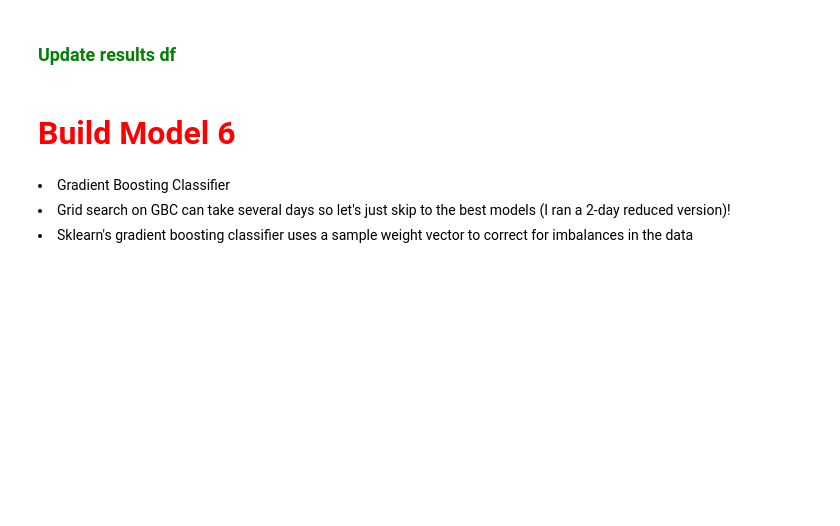
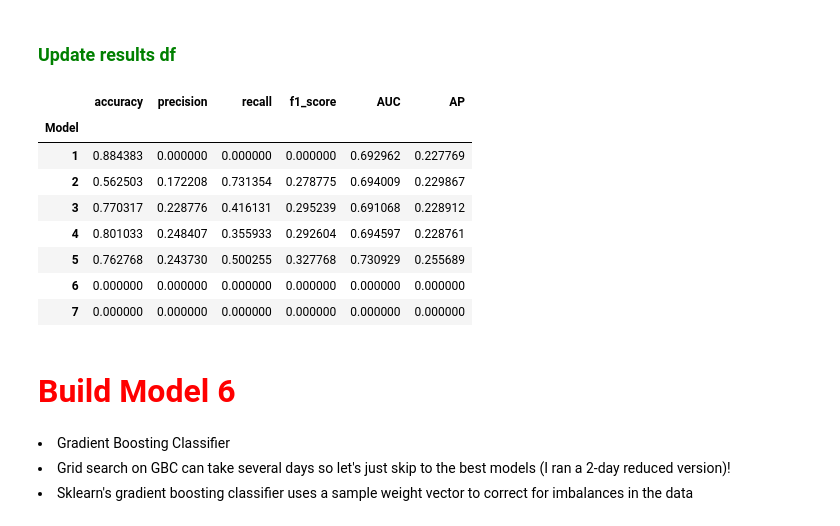
Before and after one commit to ReiannaLiu/IEORE4212_Assignments, a Jupyter notebook: Assignment 7/Assignment 7 - Machine learning credit rating assignment.ipynb, the cells around one changed output. Drawn from its saved outputs; the diff is of its cells as text; code cells hidden in the pictures; blank space fills up the shorter version.

```diff
--- a/Assignment 7/Assignment 7 - Machine learning credit rating assignment.ipynb
+++ b/Assignment 7/Assignment 7 - Machine learning credit rating assignment.ipynb
@@ -687,2 +739,5 @@ gs_clf.fit(x_train, np.ravel(y_train))
 # %% [markdown]
 <h3 style="color:green;">Run the best model and get metrics</h3>
+# %%
+model_5 = RandomForestClassifier(**gs_clf.best_params_,random_state=42)
+model_5.fit(x_train,y_train)
@@ -689,4 +748,12 @@ gs_clf.fit(x_train, np.ravel(y_train))
 # %%
+cfm = confusion_matrix(y_test,model_5.predict(x_test))
+accuracy_training = model_5.score(x_train,y_train)
+accuracy_testing = model_5.score(x_test,y_test)
+precision = precision_score(y_test,model_5.predict(x_test))
+recall = recall_score(y_test,model_5.predict(x_test))
+f1 = f1_score(y_test,model_5.predict(x_test))
+auc = roc_auc_score(y_test,model_5.predict_proba(x_test)[:,1])
+ap = average_precision_score(y_test,model_5.predict_proba(x_test)[:,1])
 
 print("Training accuracy: ",accuracy_training)
 print("Testing  accuracy: ",accuracy_testing)
@@ -716,3 +792,17 @@ results_df
+# %%
+results_df.loc[5] = [accuracy_testing,precision,recall,f1,auc,ap]
+
+results_df
+# %% [output]
+|  | accuracy | precision | recall | f1_score | AUC | AP |
+| Model |  |  |  |  |  |  |
+| 1 | 0.884383 | 0.000000 | 0.000000 | 0.000000 | 0.692962 | 0.227769 |
+| 2 | 0.562503 | 0.172208 | 0.731354 | 0.278775 | 0.694009 | 0.229867 |
+| 3 | 0.770317 | 0.228776 | 0.416131 | 0.295239 | 0.691068 | 0.228912 |
+| 4 | 0.801033 | 0.248407 | 0.355933 | 0.292604 | 0.694597 | 0.228761 |
+| 5 | 0.762768 | 0.243730 | 0.500255 | 0.327768 | 0.730929 | 0.255689 |
+| 6 | 0.000000 | 0.000000 | 0.000000 | 0.000000 | 0.000000 | 0.000000 |
+| 7 | 0.000000 | 0.000000 | 0.000000 | 0.000000 | 0.000000 | 0.000000 |
 # %% [markdown]
 <h1 style="color:red;font-size:xx-large">Build Model 6</h1>
 # %% [markdown]
```
Also changed, not shown: parts of 36 cells of this notebook.
